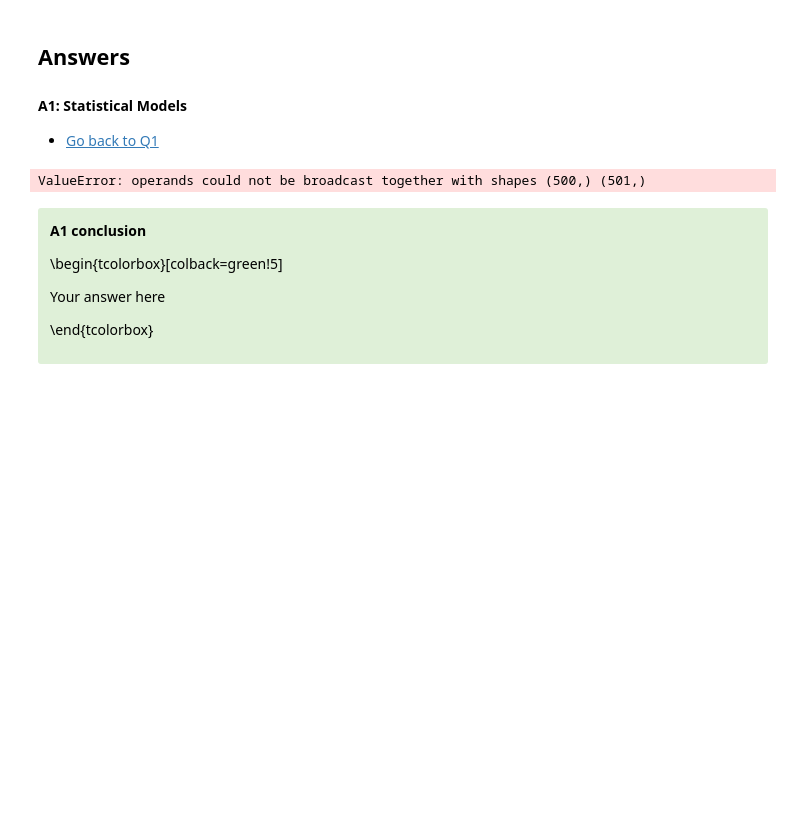
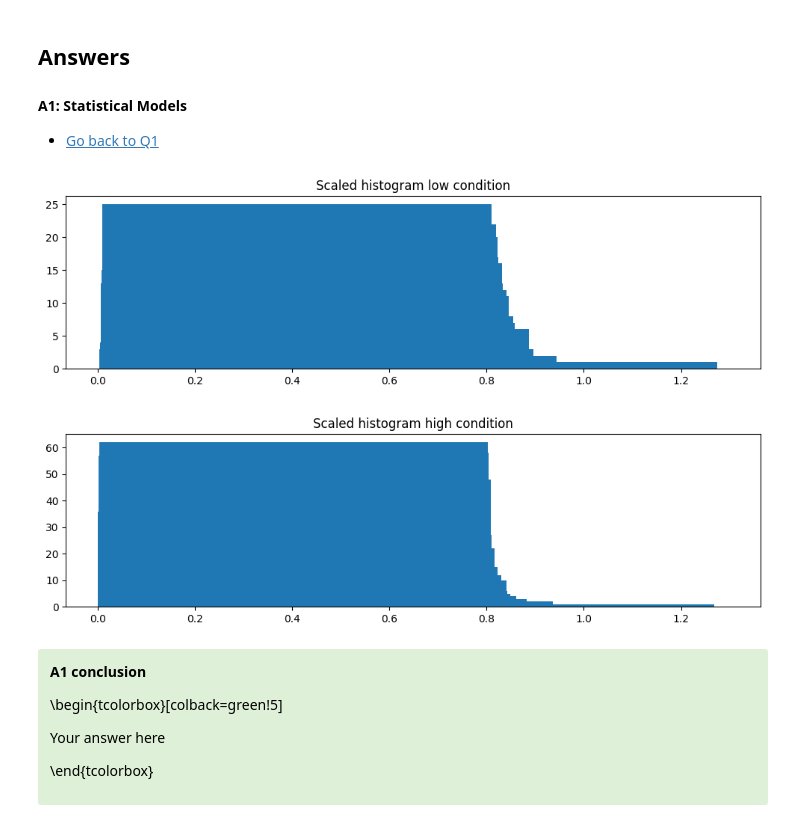
Before and after one commit to cesarz10/Computational-Neurophysiology-Lab, a Jupyter notebook: Lab_4/Module2_Ex2_12.ipynb, the cells around one changed output. Cells and saved outputs as stored; diff of their text form; code cells hidden in the pictures; blank space fills up the shorter version.

```diff
--- a/Lab_4/Module2_Ex2_12.ipynb
+++ b/Lab_4/Module2_Ex2_12.ipynb
@@ -58,7 +58,8 @@ spikes_high = data['SpikesHigh'][0]
 ISI_low = np.diff(spikes_low)
 ISI_high = np.diff(spikes_high)
 
-bin_edges = arange(0, 0.501, 0.001)  # Define the bins for the histogram
+bin_size = 0.001 # in seconds
+bin_edges = arange(0, 0.501, bin_size)  # Define the bins for the histogram
 
 plt.hist(ISI_low, bin_edges)        # Plot the histogram of the low-light ISI data
 # xlim([0, 0.15])            # ... focus on ISIs from 0 to 150 ms
@@ -281,60 +282,49 @@ In the last step of this exercise, you should repeat the numerical experiment th
 # ISI_high (ISI's for high light)
 # prob_density_low (y axis values of the scaled histogram of ISI in 1ms bins, low light condition)
 # prob_density_high (y axis values of the scaled histogram of ISI in 1ms bins, high light condition)
 # bin_edges
 # bin_mids
 # N_low (total number of ISI's, low light)
 # N_high (total number of ISI's, high light)
 # exp_pdf_low (exponential pdf, low light)
 # exp_pdf_high (exponential pdf, high light)
 
 ######################
 ##   Q.1 solution   ##
 ######################
 
 '''
 1. First make a histogram of the actual data, bin the ISI's in 1ms bins.
 2. Scale your data as described in alert 2to be able to fit a probability density function.
 (Control that the total area of your histogram approaches the value of 1).
 3. Plot the scaled data together with the exponential probability density function, where you guess a value of lambda.
 4. Now try different values of $\lambda$ and guess which $\lambda$ provides the best visual match.
 
 Do these steps for both the low and high light conditions.
 
 '''
 
-# # increments for low and high
-# increments_low_50 = np.histogram(spikes_low, bins=time_bin_edges)
-# increments_high_50 = np.histogram(spikes_high, bins=time_bin_edges)
+# Low
+freqs_low, bins_low = np.histogram(ISI_low, bins=bin_edges)
+scaled_low = freqs_low / len(ISI_low) / bin_size
 
-# # plotting figures
-# plt.figure(1)
-# plt.bar(increments_low_50[1][:-1], increments_low_50[0], align='edge', width=0.04)
-# plt.xlabel("Time (s)")
-# plt.ylabel("Spikes")
-# plt.title("Histogram for low condition")
-# plt.show()
+# plotting
+plt.bar(bins_low[:-1], freqs_low, align='edge')
+plt.title("Scaled histogram low condition")
+plt.show()
 
 
-freqs_low = np.histogram(ISI_low, bins=bin_edges)
-tot = sum(freqs_low)
-print(freqs_low)
+# High
+freqs_high, bins_high = np.histogram(ISI_high, bins=bin_edges)
+scaled_high = freqs_high / len(ISI_high) / bin_size
 
-
-# def scale_freqs(freq_arr):
-
-#     tot = np.sum(freq_arr)
-#     scaled = [(freq / tot) for freq in freq_arr]
-
-#     return scaled
-
-# ISI_low_scaled = scale_freqs(freqs_low)
-
-# plt.bar(ISI_low_scaled)
-
-# histog = plt.hist(ISI_low, bins=bin_edges, density=True, stacked=True) # 0: histogram, 1: time, 2: barcontainer object(?)
+# plotting
+plt.bar(bins_high[:-1], freqs_high, align='edge')
+plt.title("Scaled histogram high condition")
+plt.show()
 # %% [output]
-ValueError: operands could not be broadcast together with shapes (500,) (501,)
+[figure, added]
+[figure, added]
 # %% [markdown]
 <div class="alert alert-success">
 <span style="color:black">
```
